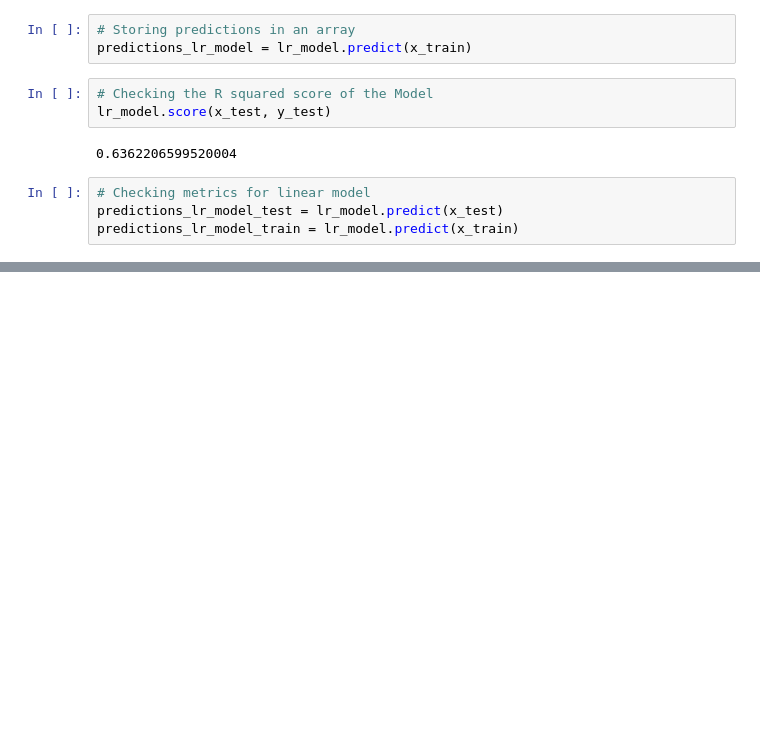
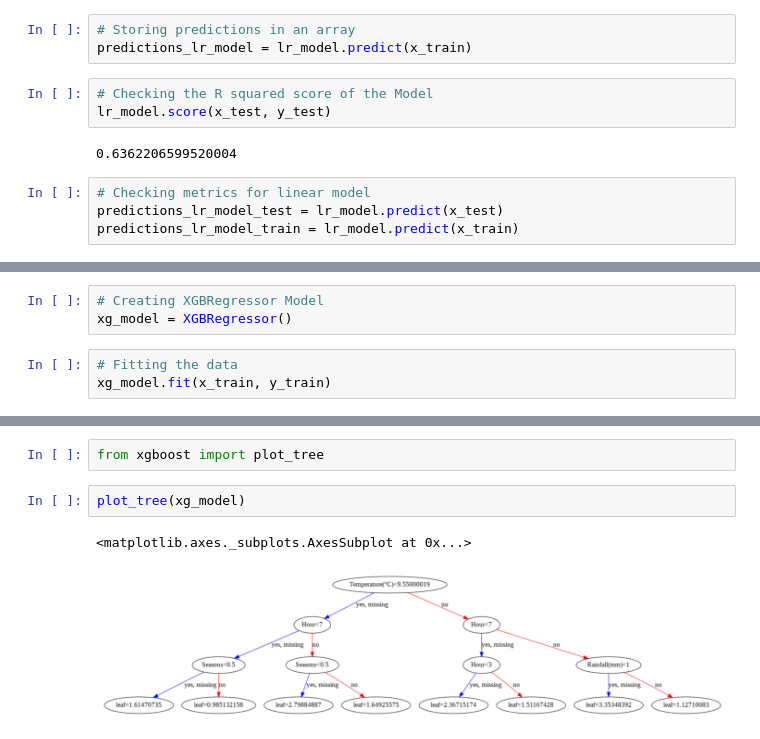
Before and after one commit to Sourabhpatel1/Capstone-Project-Regression, a Jupyter notebook: Capstone_Project_II,_Regression.ipynb, the cells around one changed output, grey strips where cells are left out. Cells and saved outputs as stored; diff of their text form; blank space fills up the shorter version.

```diff
--- a/Capstone_Project_II,_Regression.ipynb
+++ b/Capstone_Project_II,_Regression.ipynb
@@ -631,0 +647,6 @@ R squared score : 0.6362206599520004
+# %%
+# Creating XGBRegressor Model
+xg_model = XGBRegressor()
+# %%
+# Fitting the data
+xg_model.fit(x_train, y_train)
@@ -631,0 +681,7 @@ R squared score : 0.6362206599520004
+# %%
+from xgboost import plot_tree
+# %%
+plot_tree(xg_model)
+# %% [output]
+<matplotlib.axes._subplots.AxesSubplot at 0x...>
+[figure, added]
```
Also changed, not shown: parts of 16 cells of this notebook.
